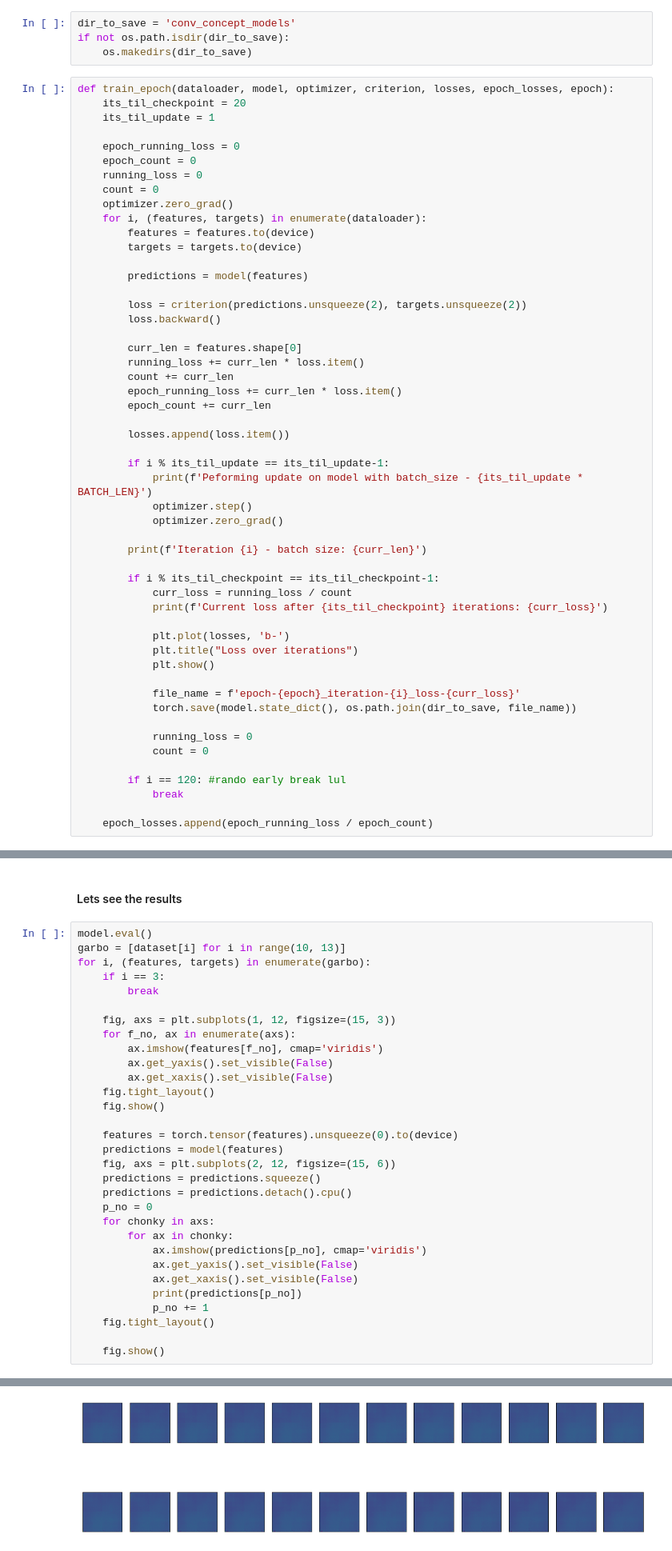
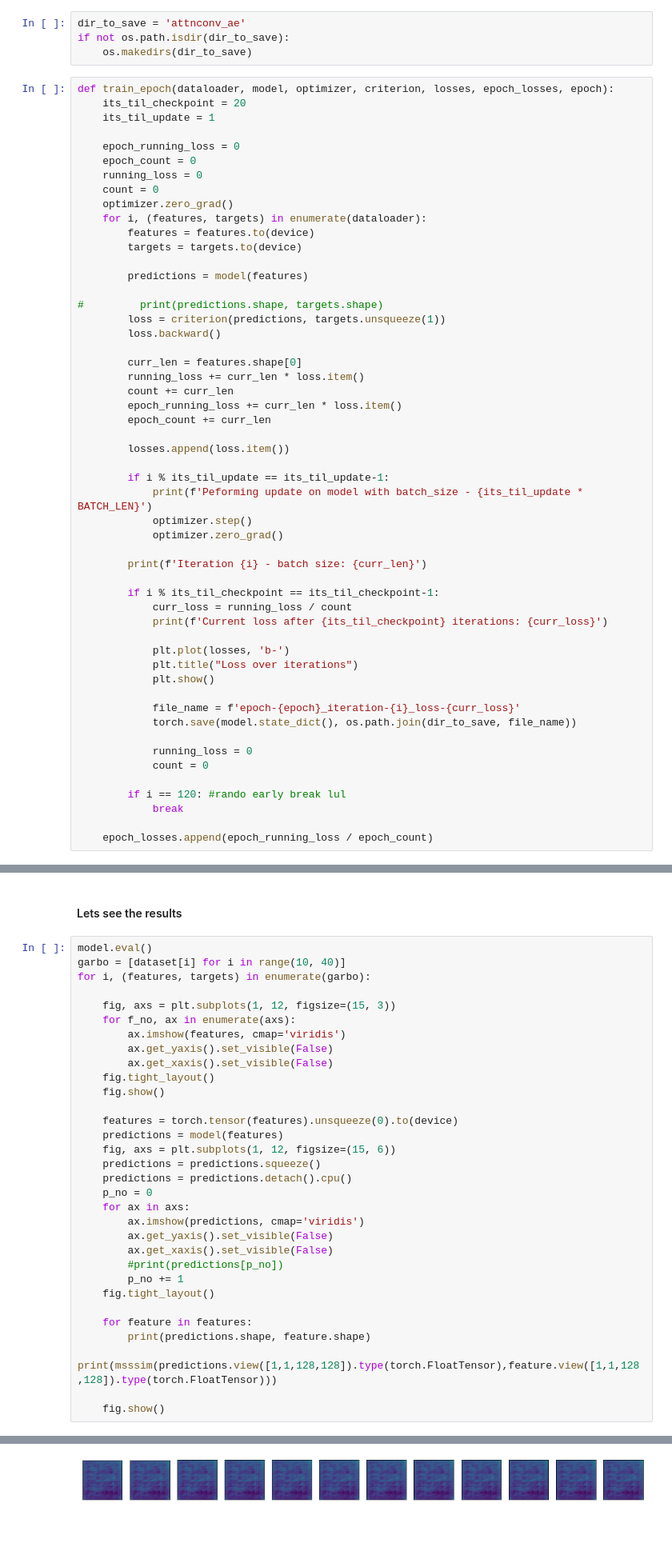
Before and after one commit to pmistry9597/Climate-Hack-2022, a Jupyter notebook: train_ae.ipynb, the cells around one changed output, grey strips where cells are left out. Shown at 80% size. Drawn from its saved outputs; the diff is of its cells as text; blank space fills up the shorter version.

```diff
--- a/train_ae.ipynb
+++ b/train_ae.ipynb
@@ -44,7 +44,7 @@ NameError: name 'model' is not defined
 # %% [markdown]
 Training loop definition
 # %%
-dir_to_save = 'conv_concept_models'
+dir_to_save = 'attnconv_ae'
 if not os.path.isdir(dir_to_save):
     os.makedirs(dir_to_save)
 # %%
@@ -63,7 +63,8 @@ def train_epoch(dataloader, model, optimizer, criterion, losses, epoch_losses, e
 
         predictions = model(features)
 
-        loss = criterion(predictions.unsqueeze(2), targets.unsqueeze(2))
+#         print(predictions.shape, targets.shape)
+        loss = criterion(predictions, targets.unsqueeze(1))
         loss.backward()
 
         curr_len = features.shape[0]
@@ -250,14 +255,12 @@ Current loss after 20 iterations: 0.28052752614021303
 #### Lets see the results
 # %%
 model.eval()
-garbo = [dataset[i] for i in range(10, 13)]
+garbo = [dataset[i] for i in range(10, 40)]
 for i, (features, targets) in enumerate(garbo):
-    if i == 3:
-        break
 
     fig, axs = plt.subplots(1, 12, figsize=(15, 3))
     for f_no, ax in enumerate(axs):
-        ax.imshow(features[f_no], cmap='viridis')
+        ax.imshow(features, cmap='viridis')
         ax.get_yaxis().set_visible(False)
         ax.get_xaxis().set_visible(False)
     fig.tight_layout()
@@ -265,18 +268,21 @@ for i, (features, targets) in enumerate(garbo):
 
     features = torch.tensor(features).unsqueeze(0).to(device)
     predictions = model(features)
-    fig, axs = plt.subplots(2, 12, figsize=(15, 6))
+    fig, axs = plt.subplots(1, 12, figsize=(15, 6))
     predictions = predictions.squeeze()
     predictions = predictions.detach().cpu()
     p_no = 0
-    for chonky in axs:
-        for ax in chonky:
-            ax.imshow(predictions[p_no], cmap='viridis')
-            ax.get_yaxis().set_visible(False)
-            ax.get_xaxis().set_visible(False)
-            print(predictions[p_no])
-            p_no += 1
+    for ax in axs:
+        ax.imshow(predictions, cmap='viridis')
+        ax.get_yaxis().set_visible(False)
+        ax.get_xaxis().set_visible(False)
+        #print(predictions[p_no])
+        p_no += 1
     fig.tight_layout()
 
+    for feature in features:
+        print(predictions.shape, feature.shape)
+        print(msssim(predictions.view([1,1,128,128]).type(torch.FloatTensor),feature.view([1,1,128,128]).type(torch.FloatTensor)))
+
     fig.show()
 # %% [output]
@@ -301 +327 @@ tensor([[244.5295, 205.0920, 136.2527,  ..., 184.2399, 232.5060, 155.1688],
-[figure, old version]
+[figure, new version]
```
Also changed, not shown: parts of 5 cells of this notebook, 8 other files.
